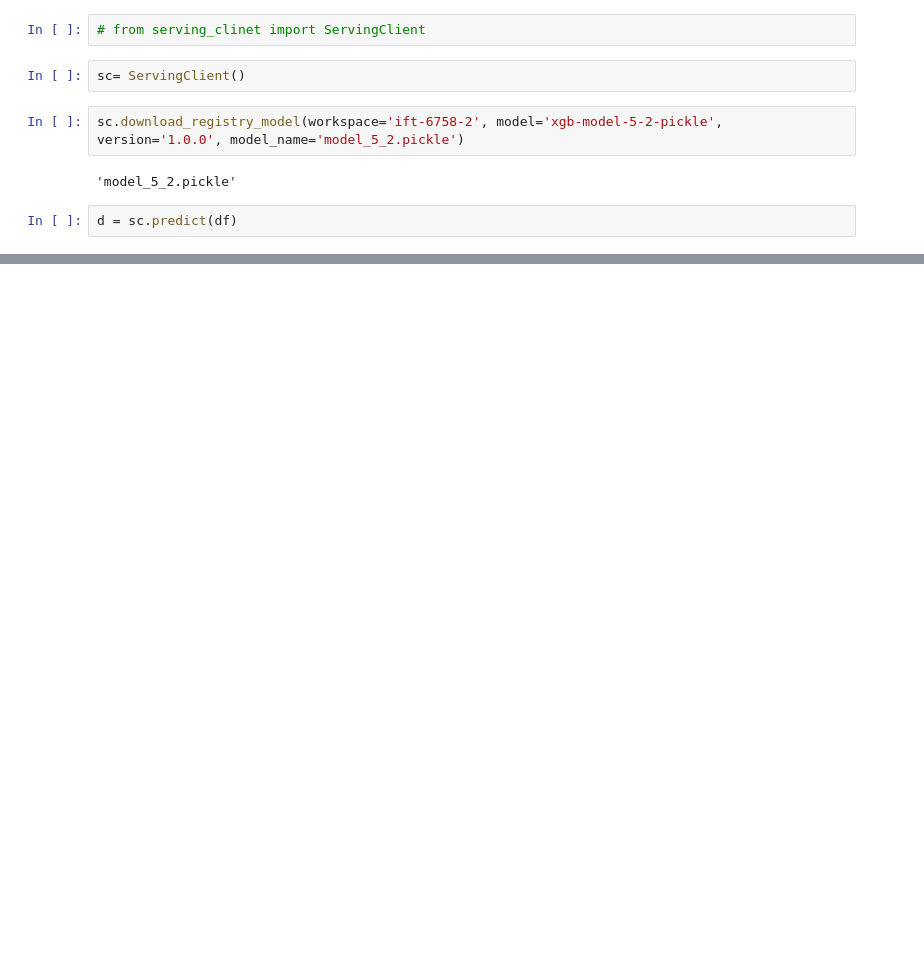
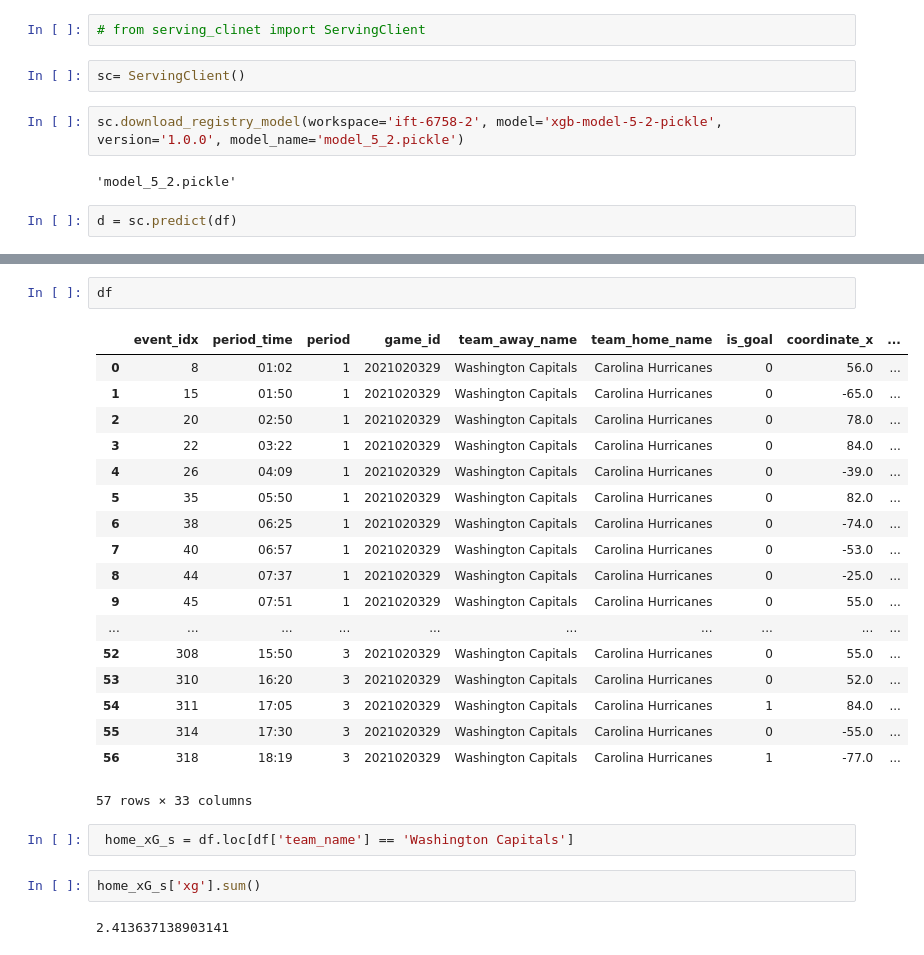
Before and after one commit to mina-parham/IFT6758-docker-project, a Jupyter notebook: ift6758/ift6758/client/test.ipynb, the cells around one changed output, grey strips where cells are left out. Saved outputs shown, nothing was run; the diff lists cells and outputs as text; blank space fills up the shorter version.

```diff
--- a/ift6758/ift6758/client/test.ipynb
+++ b/ift6758/ift6758/client/test.ipynb
@@ -39,0 +65,27 @@ print(d)
+# %%
+df
+# %% [output]
+|  | event_idx | period_time | period | game_id | team_away_name | team_home_name | is_goal | coordinate_x | ... |
+| 0 | 8 | 01:02 | 1 | 2021020329 | Washington Capitals | Carolina Hurricanes | 0 | 56.0 | ... |
+| 1 | 15 | 01:50 | 1 | 2021020329 | Washington Capitals | Carolina Hurricanes | 0 | -65.0 | ... |
+| 2 | 20 | 02:50 | 1 | 2021020329 | Washington Capitals | Carolina Hurricanes | 0 | 78.0 | ... |
+| 3 | 22 | 03:22 | 1 | 2021020329 | Washington Capitals | Carolina Hurricanes | 0 | 84.0 | ... |
+| 4 | 26 | 04:09 | 1 | 2021020329 | Washington Capitals | Carolina Hurricanes | 0 | -39.0 | ... |
+| 5 | 35 | 05:50 | 1 | 2021020329 | Washington Capitals | Carolina Hurricanes | 0 | 82.0 | ... |
+| 6 | 38 | 06:25 | 1 | 2021020329 | Washington Capitals | Carolina Hurricanes | 0 | -74.0 | ... |
+| 7 | 40 | 06:57 | 1 | 2021020329 | Washington Capitals | Carolina Hurricanes | 0 | -53.0 | ... |
+| 8 | 44 | 07:37 | 1 | 2021020329 | Washington Capitals | Carolina Hurricanes | 0 | -25.0 | ... |
+| 9 | 45 | 07:51 | 1 | 2021020329 | Washington Capitals | Carolina Hurricanes | 0 | 55.0 | ... |
+| ... | ... | ... | ... | ... | ... | ... | ... | ... | ... |
+| 52 | 308 | 15:50 | 3 | 2021020329 | Washington Capitals | Carolina Hurricanes | 0 | 55.0 | ... |
+| 53 | 310 | 16:20 | 3 | 2021020329 | Washington Capitals | Carolina Hurricanes | 0 | 52.0 | ... |
+| 54 | 311 | 17:05 | 3 | 2021020329 | Washington Capitals | Carolina Hurricanes | 1 | 84.0 | ... |
+| 55 | 314 | 17:30 | 3 | 2021020329 | Washington Capitals | Carolina Hurricanes | 0 | -55.0 | ... |
+| 56 | 318 | 18:19 | 3 | 2021020329 | Washington Capitals | Carolina Hurricanes | 1 | -77.0 | ... |
+57 rows × 33 columns
+# %%
+ home_xG_s = df.loc[df['team_name'] == 'Washington Capitals']
+# %%
+home_xG_s['xg'].sum()
+# %% [output]
+2.413637138903141
```
Also changed, not shown: parts of 5 cells of this notebook, 4 other files.
